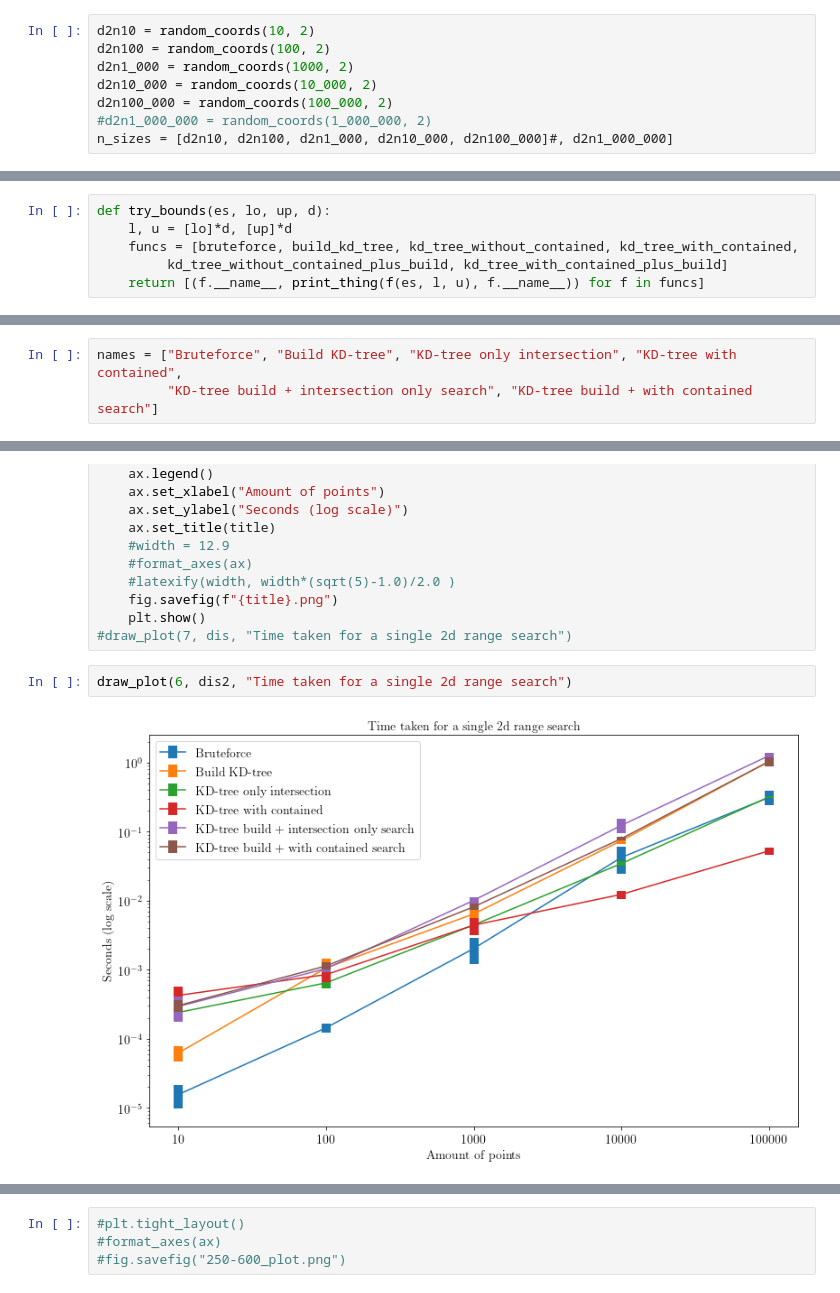
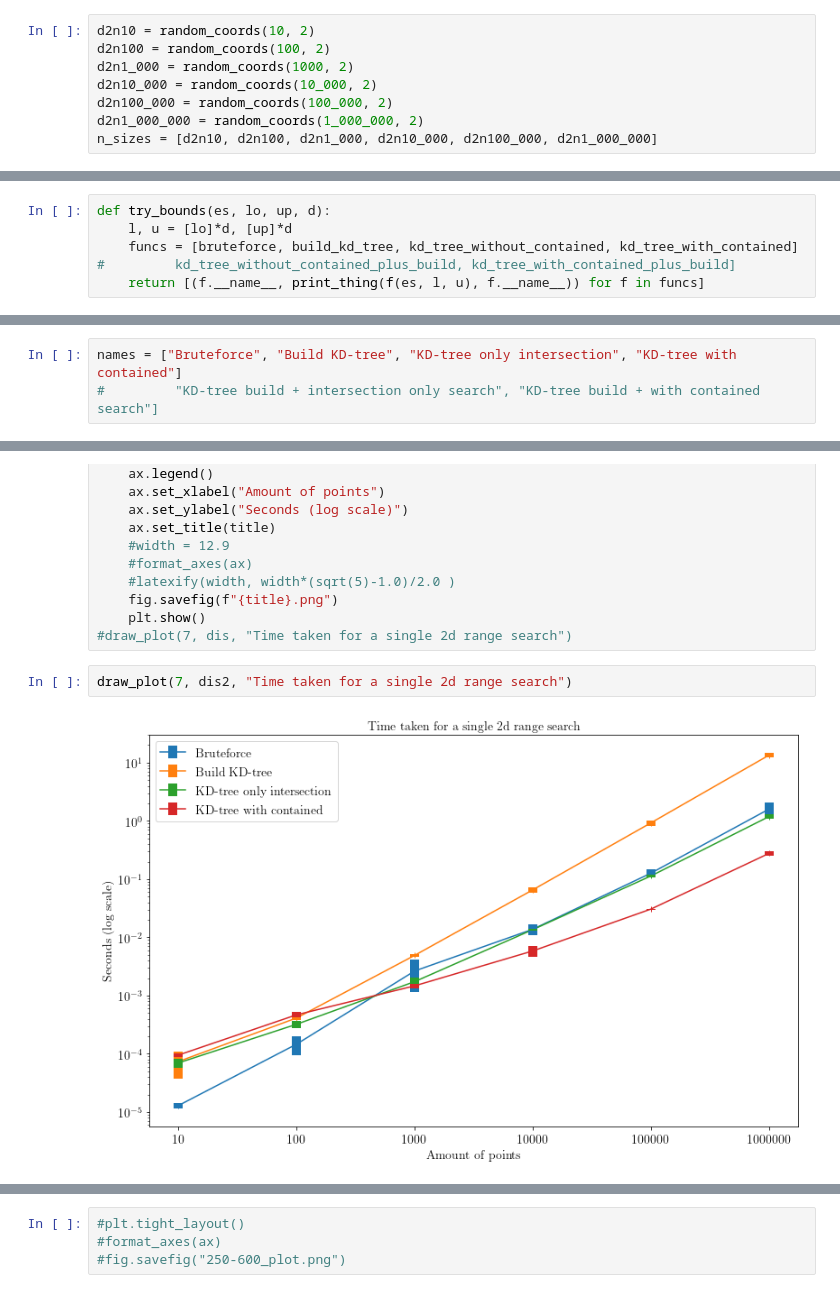
Before and after one commit to maradude/aps-assignment, a Jupyter notebook: Task53.ipynb, the cells around one changed output, grey strips where cells are left out. Drawn from its saved outputs; the diff is of its cells as text.

```diff
--- a/Task53.ipynb
+++ b/Task53.ipynb
@@ -22,7 +20,7 @@ d2n100 = random_coords(100, 2)
 d2n1_000 = random_coords(1000, 2)
 d2n10_000 = random_coords(10_000, 2)
 d2n100_000 = random_coords(100_000, 2)
-#d2n1_000_000 = random_coords(1_000_000, 2)
-n_sizes = [d2n10, d2n100, d2n1_000, d2n10_000, d2n100_000]#, d2n1_000_000]
+d2n1_000_000 = random_coords(1_000_000, 2)
+n_sizes = [d2n10, d2n100, d2n1_000, d2n10_000, d2n100_000, d2n1_000_000]
 # %%
 def create_test_ns(d):
@@ -208,8 +118,8 @@ def print_thing(r, nam):
 # %%
 def try_bounds(es, lo, up, d):
     l, u = [lo]*d, [up]*d
-    funcs = [bruteforce, build_kd_tree, kd_tree_without_contained, kd_tree_with_contained,
-         kd_tree_without_contained_plus_build, kd_tree_with_contained_plus_build]
+    funcs = [bruteforce, build_kd_tree, kd_tree_without_contained, kd_tree_with_contained]
+#         kd_tree_without_contained_plus_build, kd_tree_with_contained_plus_build]
     return [(f.__name__, print_thing(f(es, l, u), f.__name__)) for f in funcs]
 # %%
 dis2 = try_bounds(n_sizes, 250, 600, 2)
@@ -341,8 +213,8 @@ Plan is probably to display the data from a np dataframe to matplotlib. The plot
 # %%
 %matplotlib inline
 # %%
-names = ["Bruteforce", "Build KD-tree", "KD-tree only intersection", "KD-tree with contained",
-         "KD-tree build + intersection only search", "KD-tree build + with contained search"]
+names = ["Bruteforce", "Build KD-tree", "KD-tree only intersection", "KD-tree with contained"]
+#         "KD-tree build + intersection only search", "KD-tree build + with contained search"]
 # %%
 def draw_plot(n, data, title):
     fig, ax = plt.subplots()
@@ -365,7 +237,7 @@ def draw_plot(n, data, title):
     plt.show()
 #draw_plot(7, dis, "Time taken for a single 2d range search")
 # %%
-draw_plot(6, dis2, "Time taken for a single 2d range search")
+draw_plot(7, dis2, "Time taken for a single 2d range search")
 # %% [output]
-[figure, old version]
+[figure, new version]
 # %%
```
Also changed, not shown: parts of 18 cells of this notebook, 14 other files.
